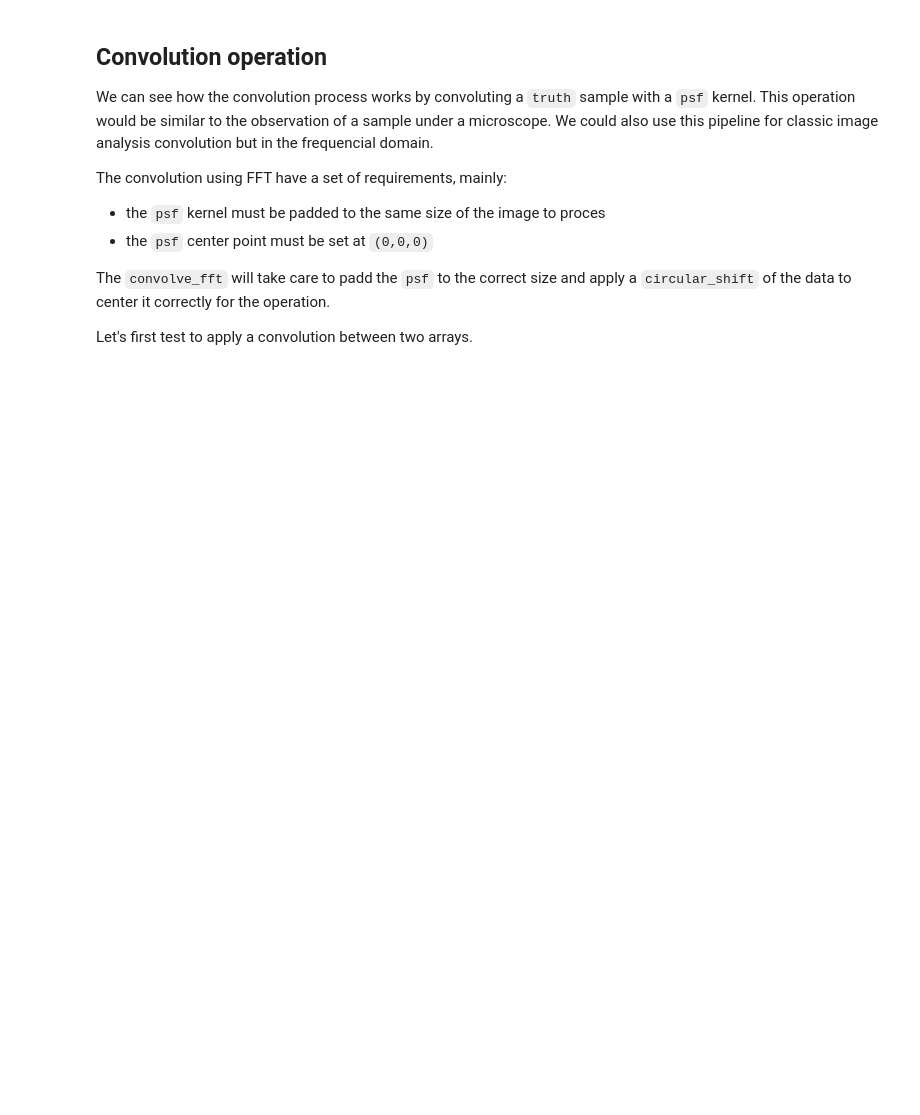
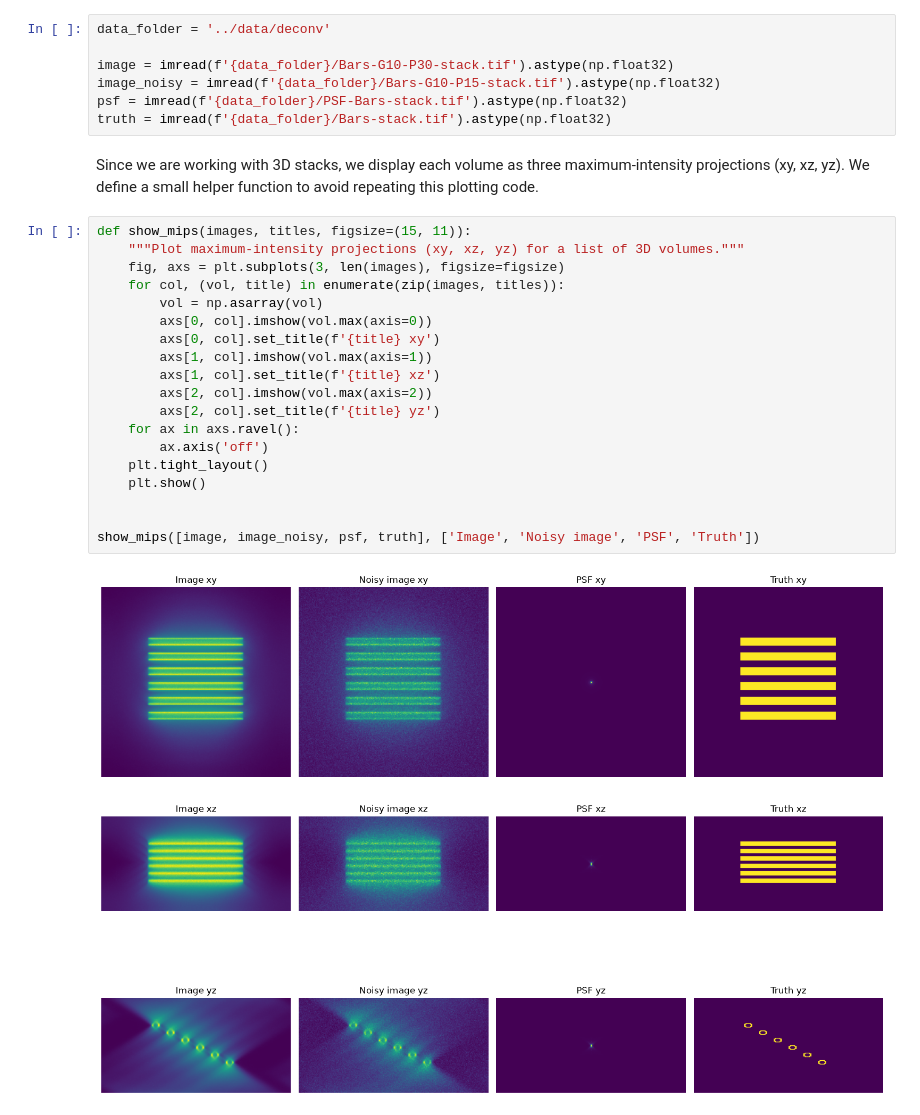
Before and after one commit to clEsperanto/pyclesperanto, a Jupyter notebook: docs/demos/examples/image_deconvolution.ipynb, the cells around one changed output. Saved outputs shown, nothing was run; the diff lists cells and outputs as text; blank space fills up the shorter version.

```diff
--- a/docs/demos/examples/image_deconvolution.ipynb
+++ b/docs/demos/examples/image_deconvolution.ipynb
@@ -76,12 +31,32 @@ plt.show()
-# %% [markdown]
-## Convolution operation
-
-We can see how the convolution process works by convoluting a `truth` sample with a `psf` kernel. This operation would be similar to the observation of a sample under a microscope. We could also use this pipeline for classic image analysis convolution but in the frequencial domain.
-
-The convolution using FFT have a set of requirements, mainly:
-- the `psf` kernel must be padded to the same size of the image to proces
-- the `psf` center point must be set at `(0,0,0)`
-
-The `convolve_fft` will take care to padd the `psf` to the correct size and apply a `circular_shift` of the data to center it correctly for the operation.
-
-Let's first test to apply a convolution between two arrays.
+# %%
+data_folder = '../data/deconv'
+
+image = imread(f'{data_folder}/Bars-G10-P30-stack.tif').astype(np.float32)
+image_noisy = imread(f'{data_folder}/Bars-G10-P15-stack.tif').astype(np.float32)
+psf = imread(f'{data_folder}/PSF-Bars-stack.tif').astype(np.float32)
+truth = imread(f'{data_folder}/Bars-stack.tif').astype(np.float32)
+# %% [markdown]
+Since we are working with 3D stacks, we display each volume as three maximum-intensity
+projections (xy, xz, yz). We define a small helper function to avoid repeating this
+plotting code.
+# %%
+def show_mips(images, titles, figsize=(15, 11)):
+    """Plot maximum-intensity projections (xy, xz, yz) for a list of 3D volumes."""
+    fig, axs = plt.subplots(3, len(images), figsize=figsize)
+    for col, (vol, title) in enumerate(zip(images, titles)):
+        vol = np.asarray(vol)
+        axs[0, col].imshow(vol.max(axis=0))
+        axs[0, col].set_title(f'{title} xy')
+        axs[1, col].imshow(vol.max(axis=1))
+        axs[1, col].set_title(f'{title} xz')
+        axs[2, col].imshow(vol.max(axis=2))
+        axs[2, col].set_title(f'{title} yz')
+    for ax in axs.ravel():
+        ax.axis('off')
+    plt.tight_layout()
+    plt.show()
+
+
+show_mips([image, image_noisy, psf, truth], ['Image', 'Noisy image', 'PSF', 'Truth'])
+# %% [output]
+[figure, added]
```
Also changed, not shown: parts of 22 cells of this notebook, 6 other files.
